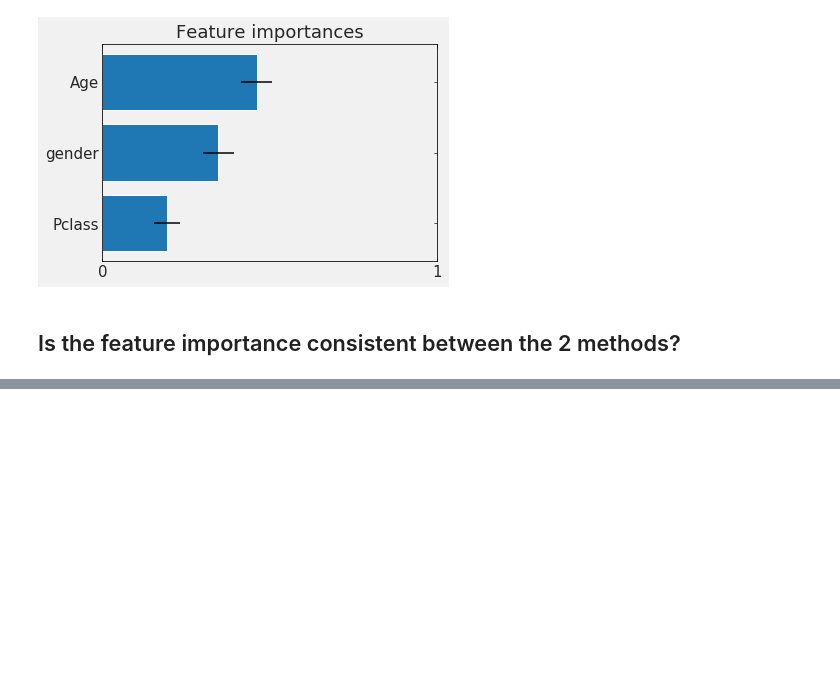
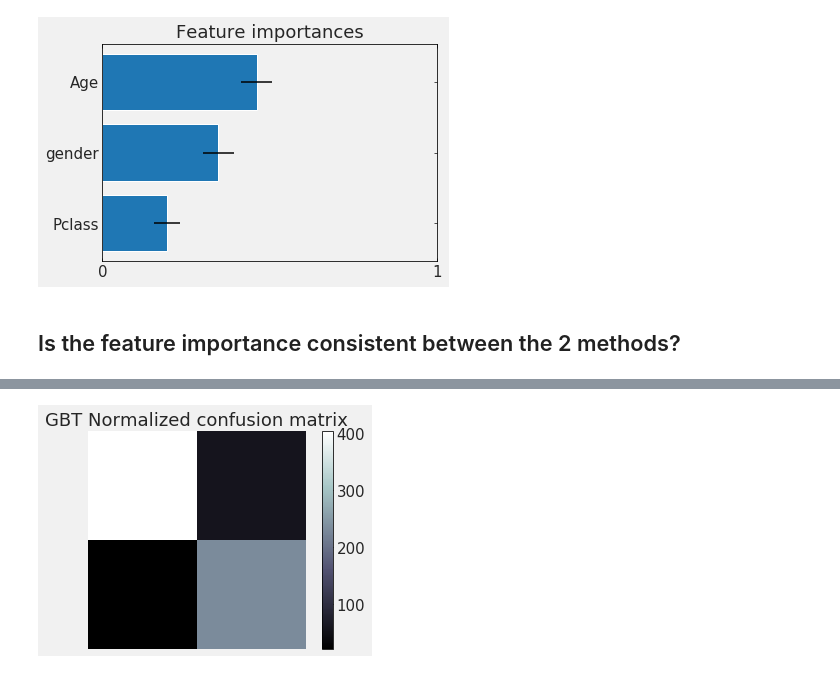
Before and after one commit to fedhere/DSPS, a Jupyter notebook: lab9/titanictree.ipynb, the cells around one changed output, grey strips where cells are left out. Saved outputs shown, nothing was run; the diff lists cells and outputs as text; code cells hidden in the pictures; blank space fills up the shorter version.

```diff
--- a/lab9/titanictree.ipynb
+++ b/lab9/titanictree.ipynb
@@ -375,0 +419,5 @@ pl.show()
+# %%
+plot_confusion_matrix(gbt.predict(titanic_short),
+                      titanic["Survived"], title="GBT ")
+# %% [output]
+[figure, added]
```
Also changed, not shown: parts of 11 cells of this notebook.
